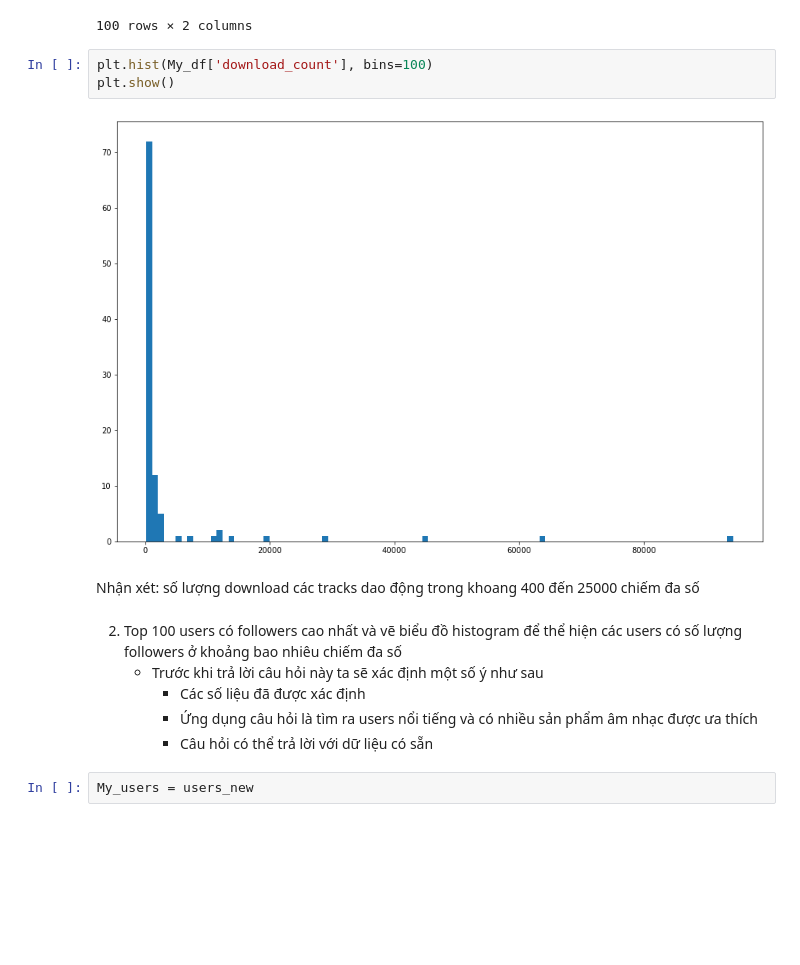
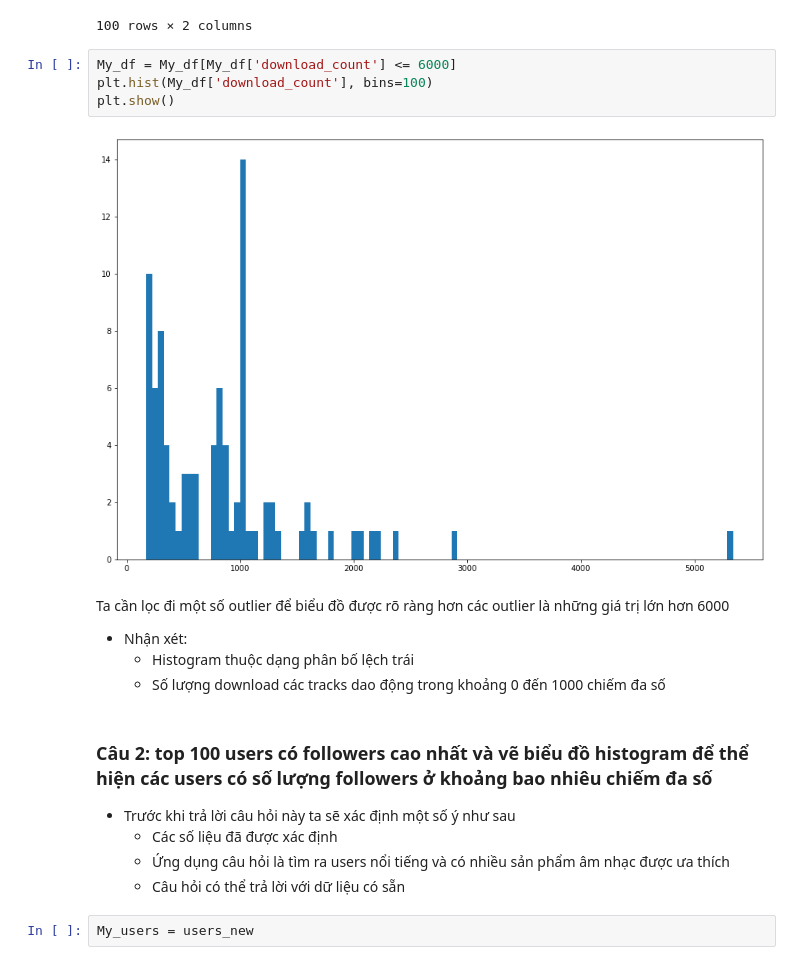
Before and after one commit to khiet-alt/data-analysis, a Jupyter notebook: source.ipynb, the cells around one changed output. Saved outputs shown, nothing was run; the diff lists cells and outputs as text; blank space fills up the shorter version.

```diff
--- a/source.ipynb
+++ b/source.ipynb
@@ -147,14 +143,18 @@ My_df
 | 810 | 173.0 | Pieza 17: Nehemías |
 100 rows × 2 columns
 # %%
+My_df = My_df[My_df['download_count'] <= 6000]
 plt.hist(My_df['download_count'], bins=100)
 plt.show()
 # %% [output]
-[figure, old version]
+[figure, new version]
 # %% [markdown]
-Nhận xét: số lượng download các tracks dao động trong khoang 400 đến 25000 chiếm đa số
+Ta cần lọc đi một số outlier để biểu đồ được rõ ràng hơn các outlier là những giá trị lớn hơn 6000
+- Nhận xét:
+    - Histogram thuộc dạng phân bố lệch trái
+    - Số lượng download các tracks dao động trong khoảng 0 đến 1000 chiếm đa số
 # %% [markdown]
-2. Top 100 users có followers cao nhất và vẽ biểu đồ histogram để thể hiện các users có số lượng followers ở khoảng bao nhiêu chiếm đa số
+### Câu 2:  top 100 users có followers cao nhất và vẽ biểu đồ histogram để thể hiện các users có số lượng followers ở khoảng bao nhiêu chiếm đa số
    - Trước khi trả lời câu hỏi này ta sẽ xác định một số ý như sau
         - Các số liệu đã được xác định
         - Ứng dụng câu hỏi là tìm ra users nổi tiếng và có nhiều sản phẩm âm nhạc được ưa thích
```
Also changed, not shown: parts of 4 cells of this notebook, 3 other files.
